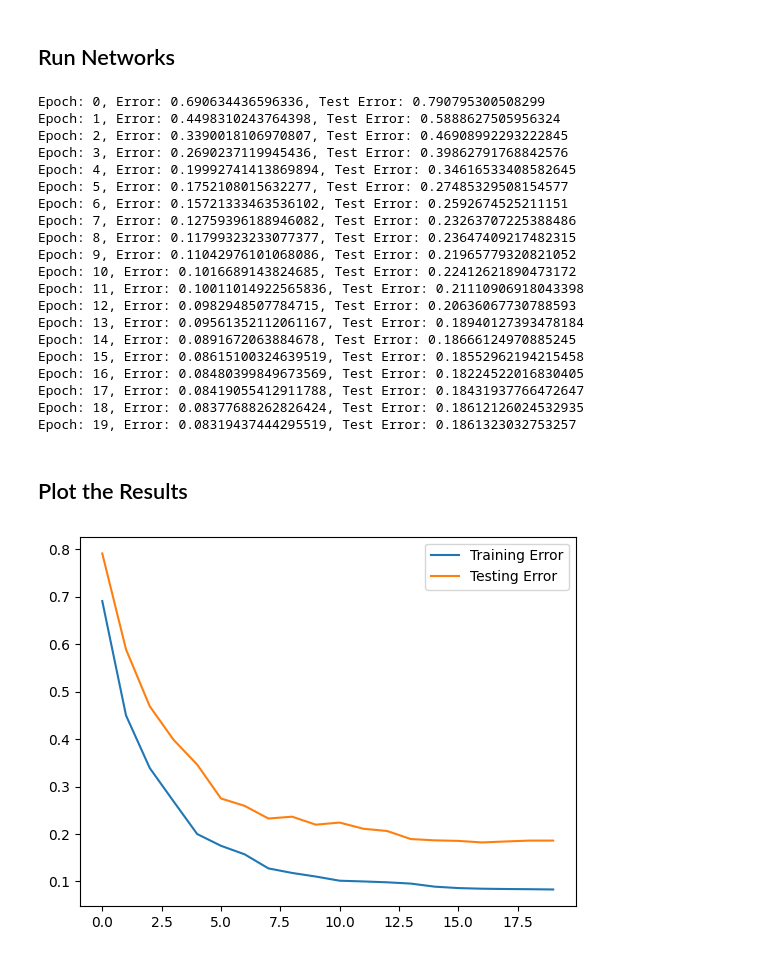
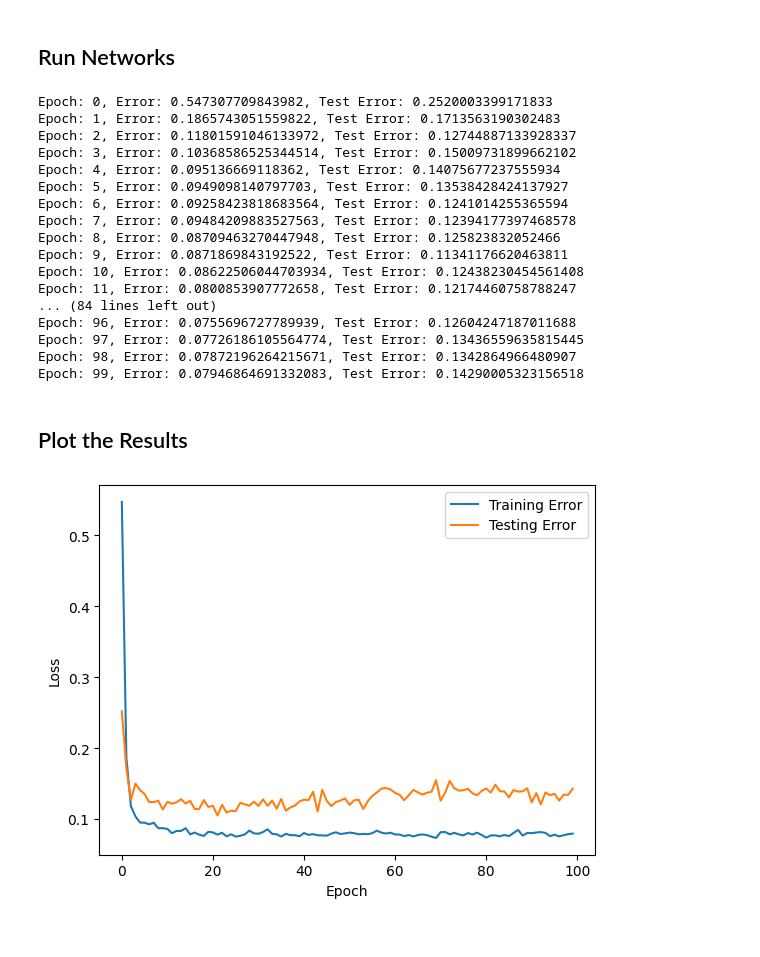
Before and after one commit to oyjuffer/NNCI-3, a Jupyter notebook: main.ipynb, the cells around one changed output. Drawn from its saved outputs; the diff is of its cells as text; code cells hidden in the pictures.

Commit message:
added graph labels

```diff
--- a/main.ipynb
+++ b/main.ipynb
@@ -124,8 +124,8 @@ tau = pd.read_csv("data/tau.csv", delimiter=",", header=None)
 dataset = [(xi.iloc[:, i], tau.iloc[:, i][0]) for i in range(5000)]
 
 # Define network parameters
-P = 400  # Number of training samples
-Q = 100  # Number of testing samples
+P = 600  # Number of training samples
+Q = 200  # Number of testing samples
 N = 50   # Input dimensionality
 K = 2    # Number of neurons in the hidden layer
 
@@ -137,39 +137,40 @@ test_set = dataset[P:P+Q]
 network = Network(P=P, Q=Q, N=N, K=K, learning_rate=0.05)
 
 # Train the network and retrieve training and testing errors
-train_err, test_err = network.train(t_max=20, train_set=train_set, test_set=test_set)
+train_err, test_err = network.train(t_max=100, train_set=train_set, test_set=test_set)
 # %% [output]
-Epoch: 0, Error: 0.690634436596336, Test Error: 0.790795300508299
-Epoch: 1, Error: 0.4498310243764398, Test Error: 0.5888627505956324
-Epoch: 2, Error: 0.3390018106970807, Test Error: 0.46908992293222845
-Epoch: 3, Error: 0.2690237119945436, Test Error: 0.39862791768842576
-Epoch: 4, Error: 0.19992741413869894, Test Error: 0.34616533408582645
-Epoch: 5, Error: 0.1752108015632277, Test Error: 0.27485329508154577
-Epoch: 6, Error: 0.15721333463536102, Test Error: 0.2592674525211151
-Epoch: 7, Error: 0.12759396188946082, Test Error: 0.23263707225388486
-Epoch: 8, Error: 0.11799323233077377, Test Error: 0.23647409217482315
-Epoch: 9, Error: 0.11042976101068086, Test Error: 0.21965779320821052
-Epoch: 10, Error: 0.1016689143824685, Test Error: 0.22412621890473172
-Epoch: 11, Error: 0.10011014922565836, Test Error: 0.21110906918043398
-Epoch: 12, Error: 0.0982948507784715, Test Error: 0.20636067730788593
-Epoch: 13, Error: 0.09561352112061167, Test Error: 0.18940127393478184
-Epoch: 14, Error: 0.0891672063884678, Test Error: 0.18666124970885245
-Epoch: 15, Error: 0.08615100324639519, Test Error: 0.18552962194215458
-Epoch: 16, Error: 0.08480399849673569, Test Error: 0.18224522016830405
-Epoch: 17, Error: 0.08419055412911788, Test Error: 0.18431937766472647
-Epoch: 18, Error: 0.08377688262826424, Test Error: 0.18612126024532935
-Epoch: 19, Error: 0.08319437444295519, Test Error: 0.1861323032753257
+Epoch: 0, Error: 0.547307709843982, Test Error: 0.2520003399171833
+Epoch: 1, Error: 0.1865743051559822, Test Error: 0.1713563190302483
+Epoch: 2, Error: 0.11801591046133972, Test Error: 0.12744887133928337
+Epoch: 3, Error: 0.10368586525344514, Test Error: 0.15009731899662102
+Epoch: 4, Error: 0.095136669118362, Test Error: 0.14075677237555934
+Epoch: 5, Error: 0.0949098140797703, Test Error: 0.13538428424137927
+Epoch: 6, Error: 0.09258423818683564, Test Error: 0.1241014255365594
+Epoch: 7, Error: 0.09484209883527563, Test Error: 0.12394177397468578
+Epoch: 8, Error: 0.08709463270447948, Test Error: 0.125823832052466
+Epoch: 9, Error: 0.0871869843192522, Test Error: 0.11341176620463811
+Epoch: 10, Error: 0.08622506044703934, Test Error: 0.12438230454561408
+Epoch: 11, Error: 0.0800853907772658, Test Error: 0.12174460758788247
+... (84 lines left out)
+Epoch: 96, Error: 0.0755696727789939, Test Error: 0.12604247187011688
+Epoch: 97, Error: 0.07726186105564774, Test Error: 0.13436559635815445
+Epoch: 98, Error: 0.07872196264215671, Test Error: 0.1342864966480907
+Epoch: 99, Error: 0.07946864691332083, Test Error: 0.14290005323156518
 # %% [markdown]
 ## Plot the Results
 # %%
 # Plot the training and testing errors over epochs
 plt.plot(train_err, label="Training Error")
 plt.plot(test_err, label="Testing Error")
 
 # Add a legend to the plot
 plt.legend()
 
+# Add labels to the x and y axes
+plt.xlabel('Epoch')
+plt.ylabel('Loss')
+
 # Display the plot
 plt.show()
 # %% [output]
-[figure, old version]
+[figure, new version]
```
